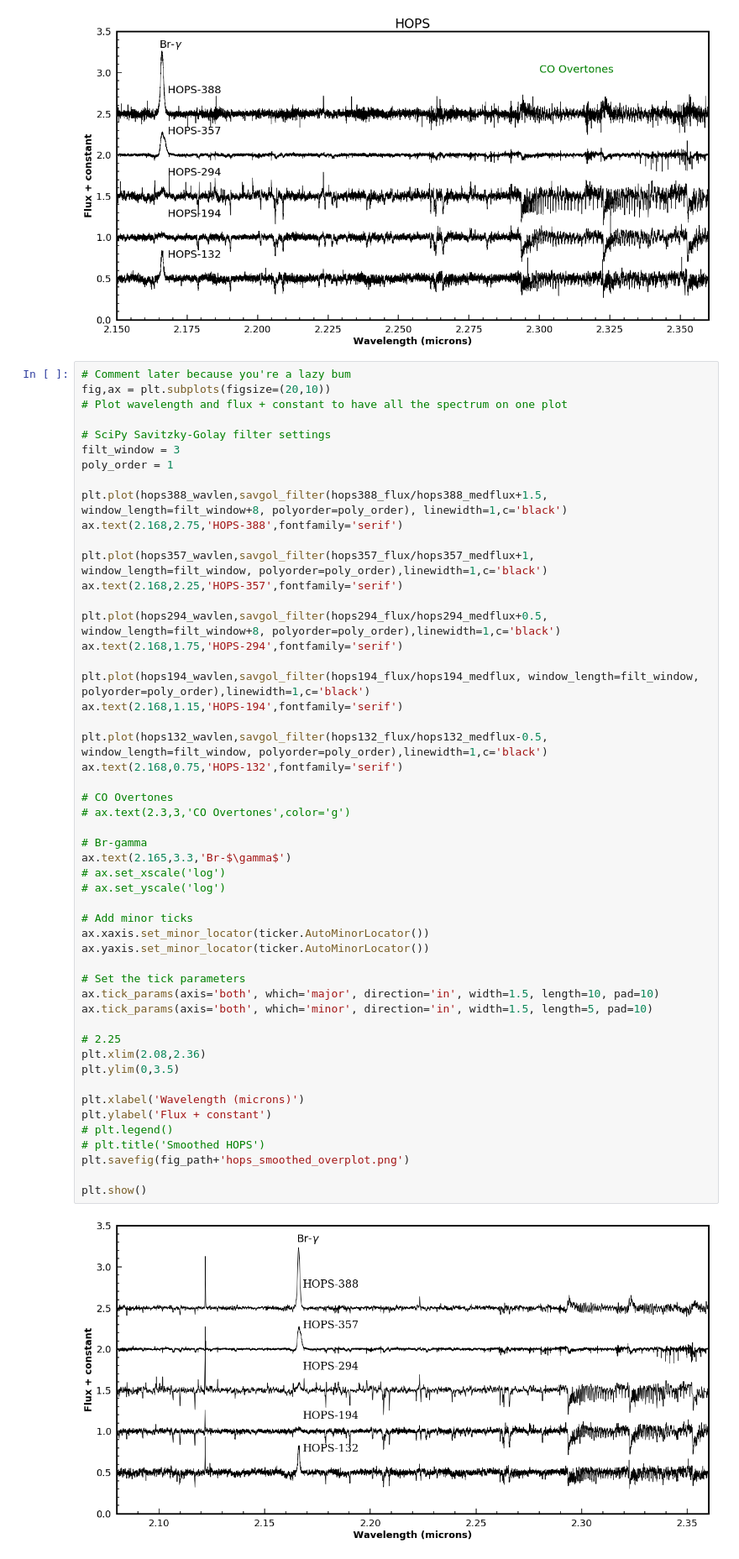
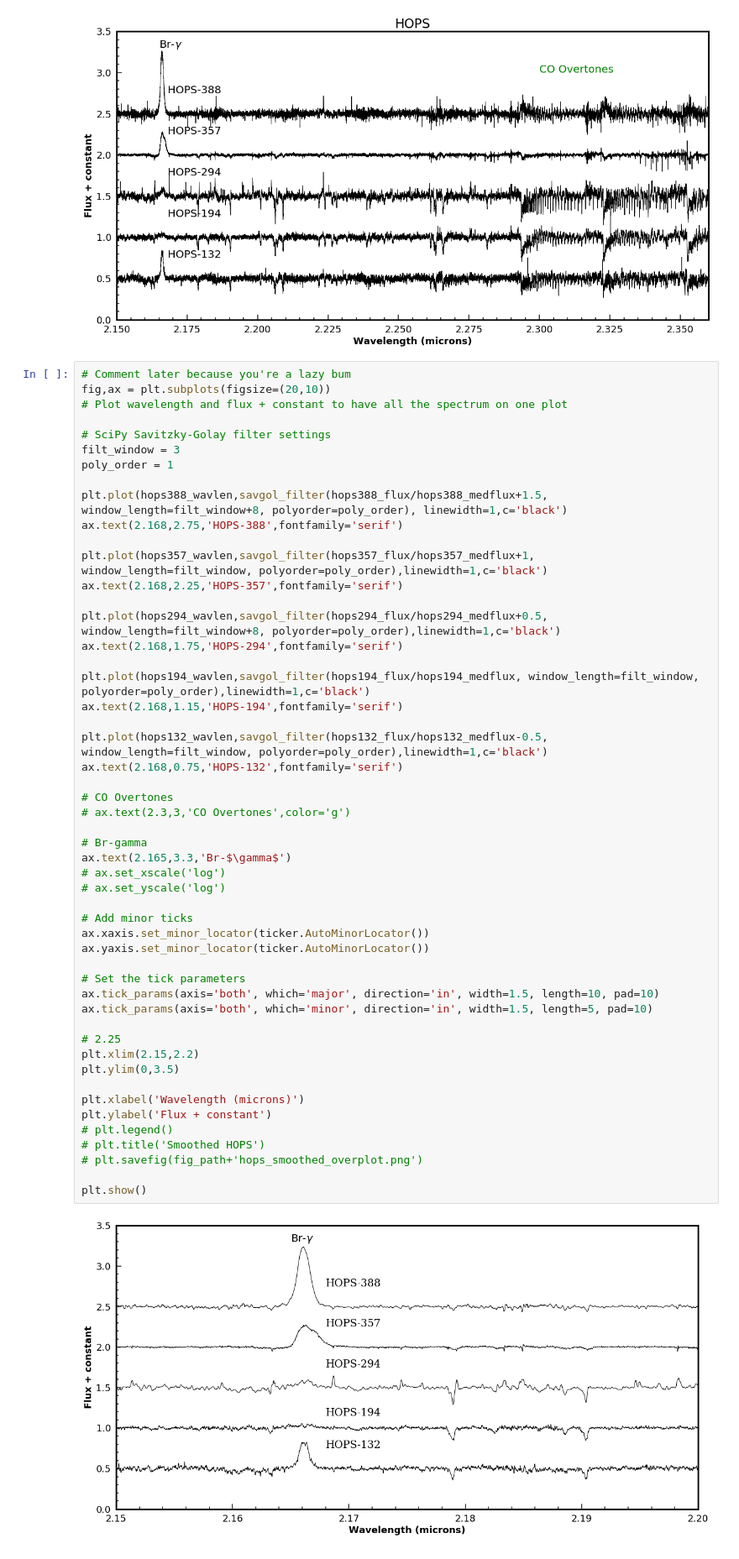
Before and after one commit to SavOliveira/IGRINS-Spectra, a Jupyter notebook: merged_hops_igrins.ipynb, the cells around one changed output. Shown at 84% size. Drawn from its saved outputs; the diff is of its cells as text.

```diff
--- a/merged_hops_igrins.ipynb
+++ b/merged_hops_igrins.ipynb
@@ -254,36 +254,36 @@ ax.text(2.168,1.15,'HOPS-194',fontfamily='serif')
 
 plt.plot(hops132_wavlen,savgol_filter(hops132_flux/hops132_medflux-0.5, window_length=filt_window, polyorder=poly_order),linewidth=1,c='black')
 ax.text(2.168,0.75,'HOPS-132',fontfamily='serif')
 
 # CO Overtones
 # ax.text(2.3,3,'CO Overtones',color='g')
 
 # Br-gamma
 ax.text(2.165,3.3,'Br-$\gamma$')
 # ax.set_xscale('log')
 # ax.set_yscale('log')
 
 # Add minor ticks
 ax.xaxis.set_minor_locator(ticker.AutoMinorLocator())
 ax.yaxis.set_minor_locator(ticker.AutoMinorLocator())
 
 # Set the tick parameters
 ax.tick_params(axis='both', which='major', direction='in', width=1.5, length=10, pad=10)
 ax.tick_params(axis='both', which='minor', direction='in', width=1.5, length=5, pad=10)
 
 # 2.25
-plt.xlim(2.08,2.36)
+plt.xlim(2.15,2.2)
 plt.ylim(0,3.5)
 
 plt.xlabel('Wavelength (microns)')
 plt.ylabel('Flux + constant')
 # plt.legend()
 # plt.title('Smoothed HOPS')
-plt.savefig(fig_path+'hops_smoothed_overplot.png')
+# plt.savefig(fig_path+'hops_smoothed_overplot.png')
 
 plt.show()
 # %% [output]
-[figure, old version]
+[figure, new version]
 # %%
 # n = len(merged_hops_files)
 # for file in merged_hops_files:
```
Also changed, not shown: 17 other files.
